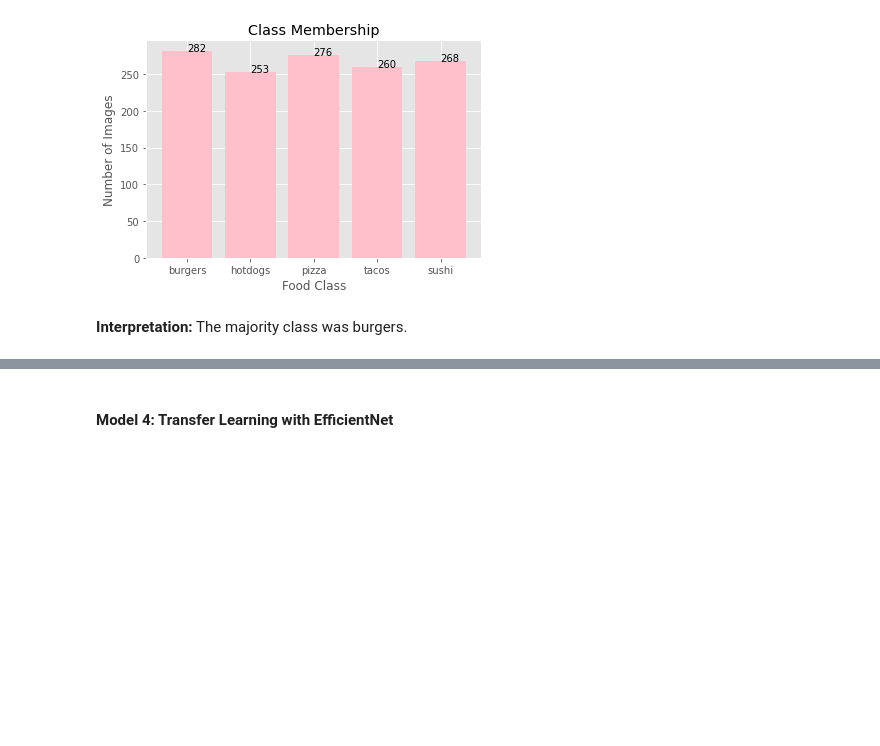
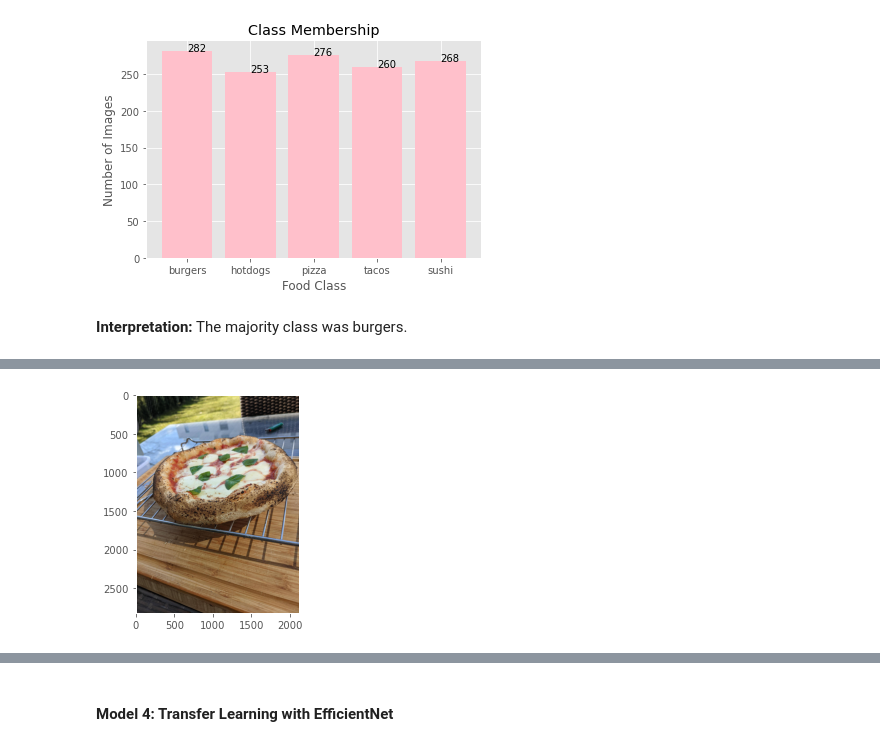
Before and after one commit to choiseun/food-image-classification-via-CNNs, a Jupyter notebook: code/03-preprocessing-modeling-data-visualization.ipynb, the cells around one changed output, grey strips where cells are left out. Saved outputs shown, nothing was run; the diff lists cells and outputs as text; code cells hidden in the pictures; blank space fills up the shorter version.

```diff
--- a/code/03-preprocessing-modeling-data-visualization.ipynb
+++ b/code/03-preprocessing-modeling-data-visualization.ipynb
@@ -600,0 +617,8 @@ plt.show();
+# %%
+# Example of a pizza image
+pizza_demo = load_img('../images/pizza/pizza_100.jpg')
+pizza_demo_array = img_to_array(pizza_demo)
+plt.imshow(pizza_demo_array/255)
+plt.grid(None);
+# %% [output]
+[figure, added]
```
Also changed, not shown: parts of 5 cells of this notebook, 8 other files.
